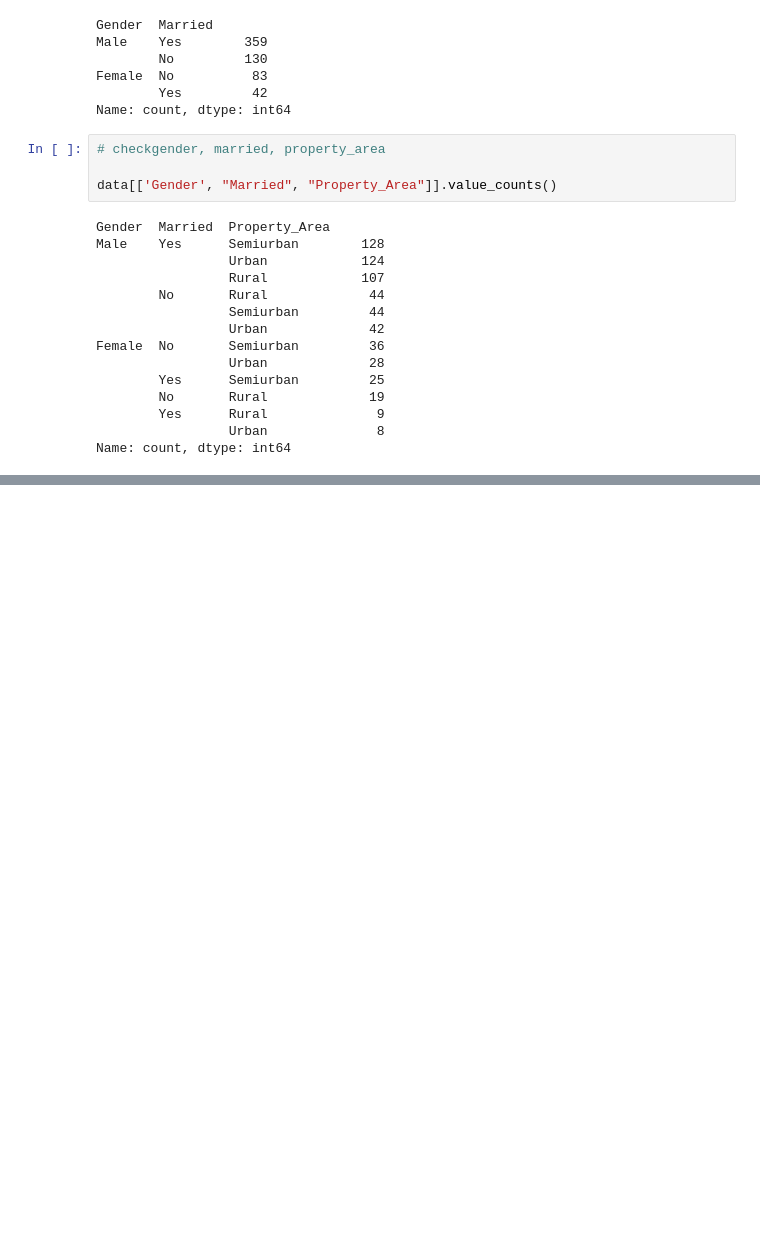
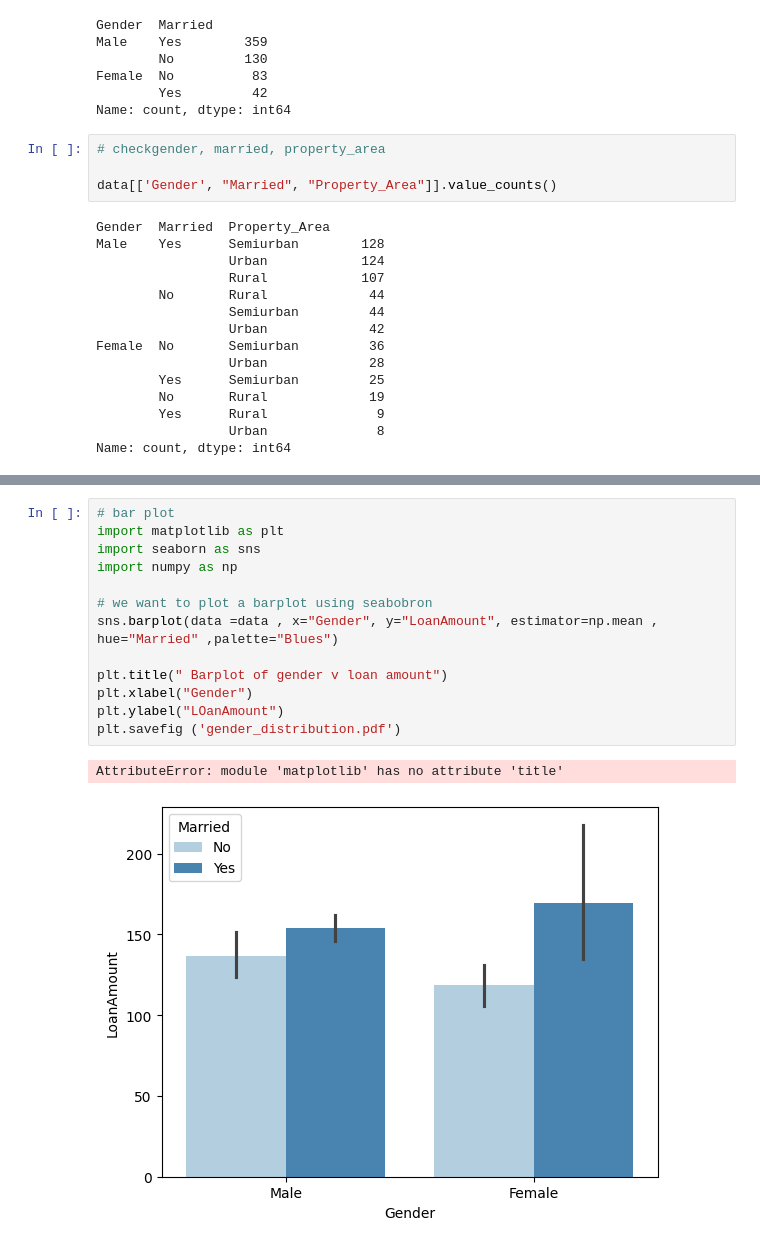
Before and after one commit to Ngundifidel/Data-Science, a Jupyter notebook: lesson1.ipynb, the cells around one changed output, grey strips where cells are left out. Drawn from its saved outputs; the diff is of its cells as text; blank space fills up the shorter version.

```diff
--- a/lesson1.ipynb
+++ b/lesson1.ipynb
@@ -318,0 +342,16 @@ Name: count, dtype: int64
+# %%
+# bar plot
+import matplotlib as plt
+import seaborn as sns
+import numpy as np
+
+# we want to plot a barplot using seabobron
+sns.barplot(data =data , x="Gender", y="LoanAmount", estimator=np.mean , hue="Married" ,palette="Blues")
+
+plt.title(" Barplot of gender v loan amount")
+plt.xlabel("Gender")
+plt.ylabel("LOanAmount")
+plt.savefig ('gender_distribution.pdf')
+# %% [output]
+AttributeError: module 'matplotlib' has no attribute 'title'
+[figure, added]
```
Also changed, not shown: parts of 6 cells of this notebook, 1 other file.
